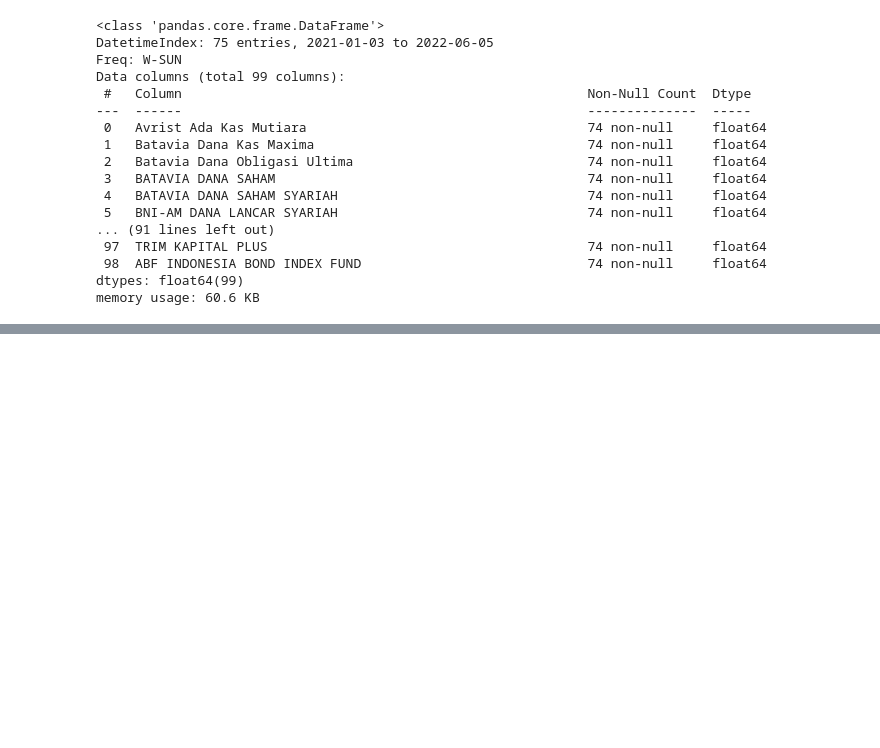
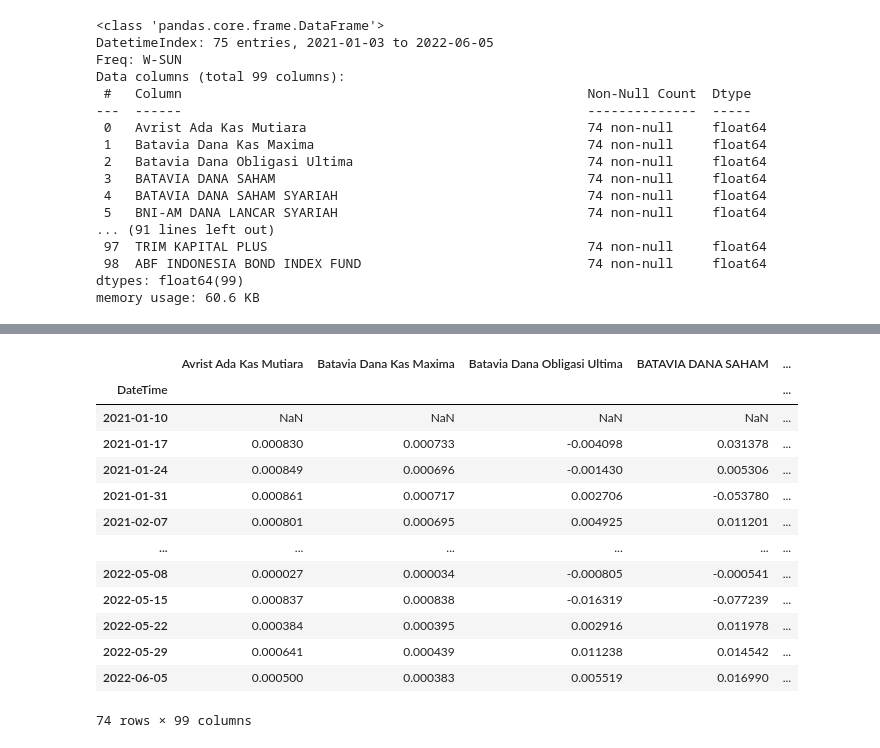
Before and after one commit to YogiAnggara129/portfolio-optimization-bibit, a Jupyter notebook: scripts/fund_scraping.ipynb, the cells around one changed output, grey strips where cells are left out. Drawn from its saved outputs; the diff is of its cells as text; code cells hidden in the pictures; blank space fills up the shorter version.

```diff
--- a/fund_scraping.ipynb
+++ b/scripts/fund_scraping.ipynb
@@ -214,3 +234,20 @@ df_nav_bibit.head()
 # %%
 # Save NAV from Bibit fund list
 df_nav_bibit.to_csv('data/nav_bibit.csv')
+# %%
+df_nav_bibit.pct_change()
+# %% [output]
+|  | Avrist Ada Kas Mutiara | Batavia Dana Kas Maxima | Batavia Dana Obligasi Ultima | BATAVIA DANA SAHAM | ... |
+| DateTime |  |  |  |  | ... |
+| 2021-01-10 | NaN | NaN | NaN | NaN | ... |
+| 2021-01-17 | 0.000830 | 0.000733 | -0.004098 | 0.031378 | ... |
+| 2021-01-24 | 0.000849 | 0.000696 | -0.001430 | 0.005306 | ... |
+| 2021-01-31 | 0.000861 | 0.000717 | 0.002706 | -0.053780 | ... |
+| 2021-02-07 | 0.000801 | 0.000695 | 0.004925 | 0.011201 | ... |
+| ... | ... | ... | ... | ... | ... |
+| 2022-05-08 | 0.000027 | 0.000034 | -0.000805 | -0.000541 | ... |
+| 2022-05-15 | 0.000837 | 0.000838 | -0.016319 | -0.077239 | ... |
+| 2022-05-22 | 0.000384 | 0.000395 | 0.002916 | 0.011978 | ... |
+| 2022-05-29 | 0.000641 | 0.000439 | 0.011238 | 0.014542 | ... |
+| 2022-06-05 | 0.000500 | 0.000383 | 0.005519 | 0.016990 | ... |
+74 rows × 99 columns
```
Also changed, not shown: parts of 7 cells of this notebook, 9 other files.
